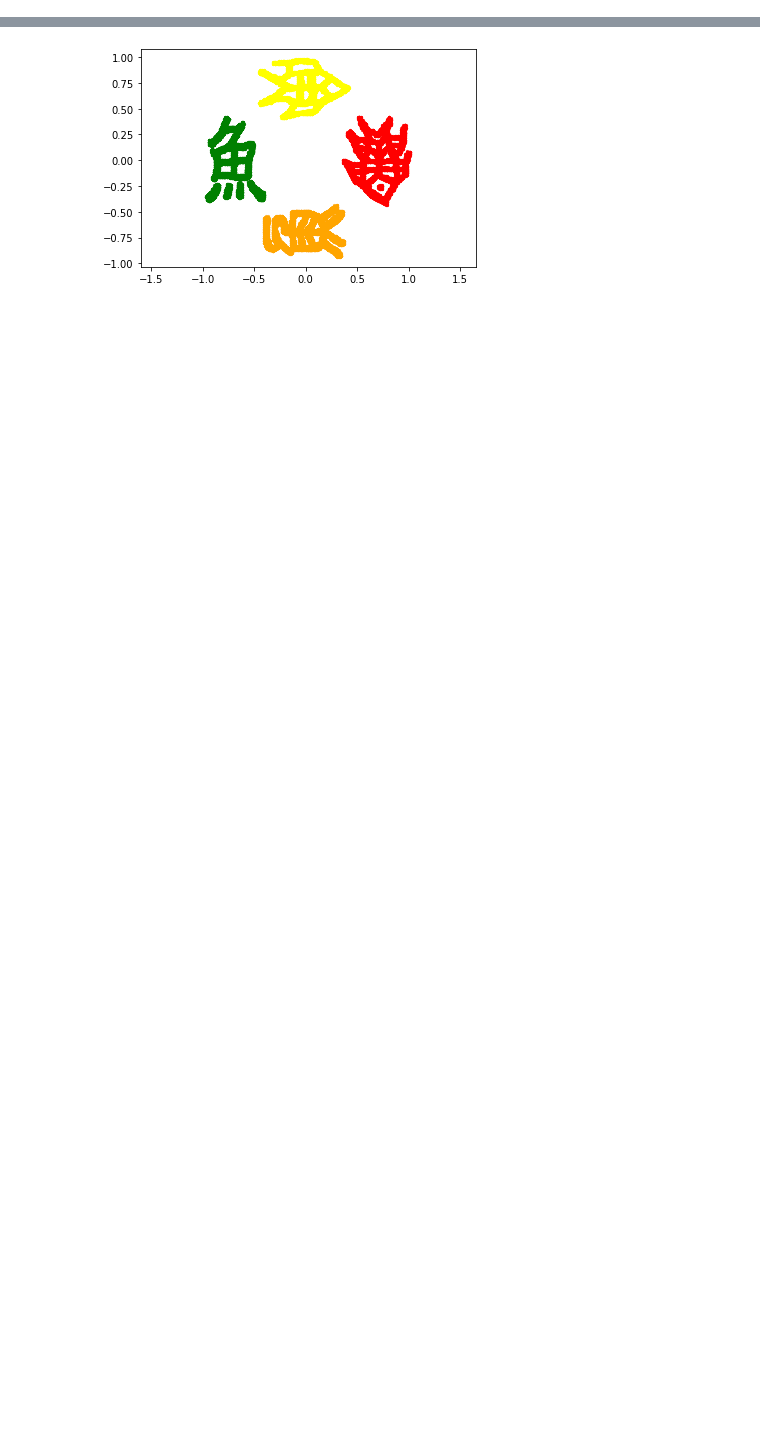
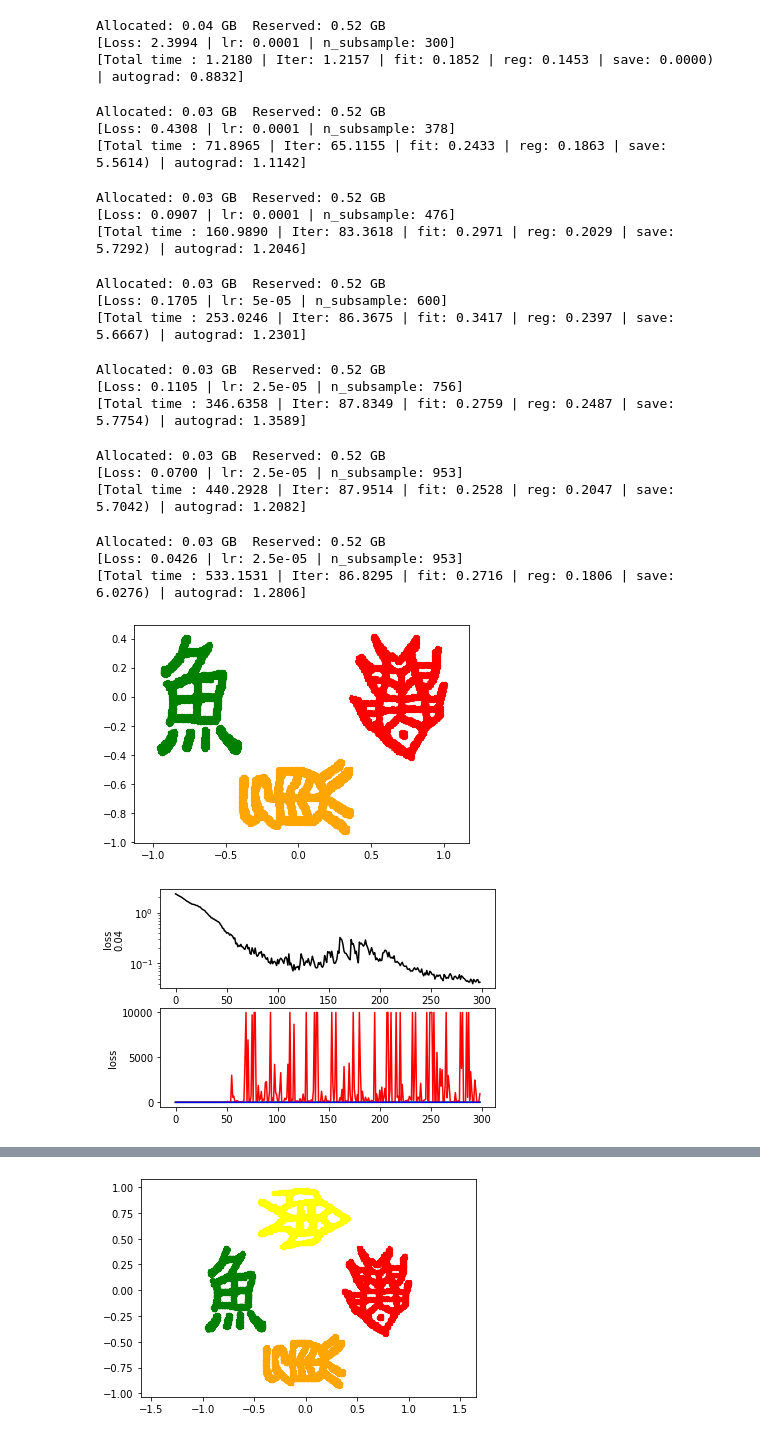
Before and after one commit to pzpzpzp1/wassflow, a Jupyter notebook: cnf-sinkhorn-demo.ipynb, the cells around one changed output, grey strips where cells are left out. Saved outputs shown, nothing was run; the diff lists cells and outputs as text; code cells hidden in the pictures; blank space fills up the shorter version.

Commit message:
new fish experiments. ok, it seems to work now with 3 keyframes. just jerk, or with .1 weight on the average curl being pi. currently running the version of asking curl everywhere to be pi.

```diff
--- a/cnf-sinkhorn-demo.ipynb
+++ b/cnf-sinkhorn-demo.ipynb
@@ -19,0 +54,45 @@ from LearnVelTraj import learn_vel_trajectory
+# %%
+## TRAIN FISH234 cycle. Jerk=.01. signedcurl=.1 average curl
+f2 = ImageDataset('frames/fish2.jpg',noise_std=0);
+f3 = ImageDataset('frames/fish3.jpg',noise_std=0);
+f4 = ImageDataset('frames/fish4.jpg',noise_std=0);
+
+n_inner = 8000;
+n_sil = 10000 - n_inner;
+dat2 = torch.cat(f2.sample(n_inner, n_sil, scale = [.9, -1], center = [.7, 0], rotate = -np.pi),0);
+dat3 = torch.cat(f3.sample(n_inner, n_sil, scale = [.9, -1.0], center = [0, -.7], rotate = np.pi/2),0);
+dat4 = torch.cat(f4.sample(n_inner, n_sil, scale = [.95, -1.0], center = [-.7, 0], rotate = 0),0);
+
+ezshow(dat2, col='red')
+ezshow(dat3, col='orange')
+ezshow(dat4, col='green')
+
+keyframes, __ = ImageDataset.normalize_samples(torch.stack((dat2, dat3, dat4)).to(device));
+
+model = FfjordModel(sigmac = 2, n_freq = 100, hidden_layers=3, hidden_features=512, tdiv = 1, in_features=3, out_features=2, incrementalMask = True,  Tperiod = None).to(device)
+outfolder = "results/experiment_fish234_signedcurl/"
+model, losses, separate_losses, lrs, n_subs, separate_times = learn_vel_trajectory(keyframes, n_iters = 300, stepsperbatch=50, n_subsample=300, model=model, outname=outfolder, sqrtfitloss=True, detachTZM = False, lr = 1e-4, scaling = .4)
+# %% [output]
+Allocated: 0.04 GB  Reserved: 0.52 GB
+[Loss: 2.3994 | lr: 0.0001 | n_subsample: 300]
+[Total time : 1.2180 | Iter: 1.2157 | fit: 0.1852 | reg: 0.1453 | save: 0.0000) | autograd: 0.8832]
+Allocated: 0.03 GB  Reserved: 0.52 GB
+[Loss: 0.4308 | lr: 0.0001 | n_subsample: 378]
+[Total time : 71.8965 | Iter: 65.1155 | fit: 0.2433 | reg: 0.1863 | save: 5.5614) | autograd: 1.1142]
+Allocated: 0.03 GB  Reserved: 0.52 GB
+[Loss: 0.0907 | lr: 0.0001 | n_subsample: 476]
+[Total time : 160.9890 | Iter: 83.3618 | fit: 0.2971 | reg: 0.2029 | save: 5.7292) | autograd: 1.2046]
+Allocated: 0.03 GB  Reserved: 0.52 GB
+[Loss: 0.1705 | lr: 5e-05 | n_subsample: 600]
+[Total time : 253.0246 | Iter: 86.3675 | fit: 0.3417 | reg: 0.2397 | save: 5.6667) | autograd: 1.2301]
+Allocated: 0.03 GB  Reserved: 0.52 GB
+[Loss: 0.1105 | lr: 2.5e-05 | n_subsample: 756]
+[Total time : 346.6358 | Iter: 87.8349 | fit: 0.2759 | reg: 0.2487 | save: 5.7754) | autograd: 1.3589]
+Allocated: 0.03 GB  Reserved: 0.52 GB
+[Loss: 0.0700 | lr: 2.5e-05 | n_subsample: 953]
+[Total time : 440.2928 | Iter: 87.9514 | fit: 0.2528 | reg: 0.2047 | save: 5.7042) | autograd: 1.2082]
+Allocated: 0.03 GB  Reserved: 0.52 GB
+[Loss: 0.0426 | lr: 2.5e-05 | n_subsample: 953]
+[Total time : 533.1531 | Iter: 86.8295 | fit: 0.2716 | reg: 0.1806 | save: 6.0276) | autograd: 1.2806]
+[figure, added]
+[figure, added]
```
Also changed, not shown: parts of 10 cells of this notebook, 2 other files.
